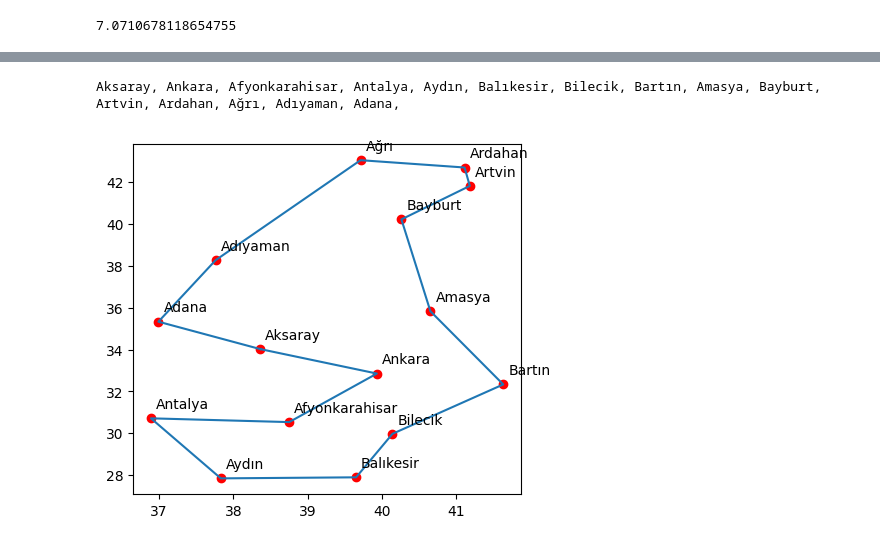
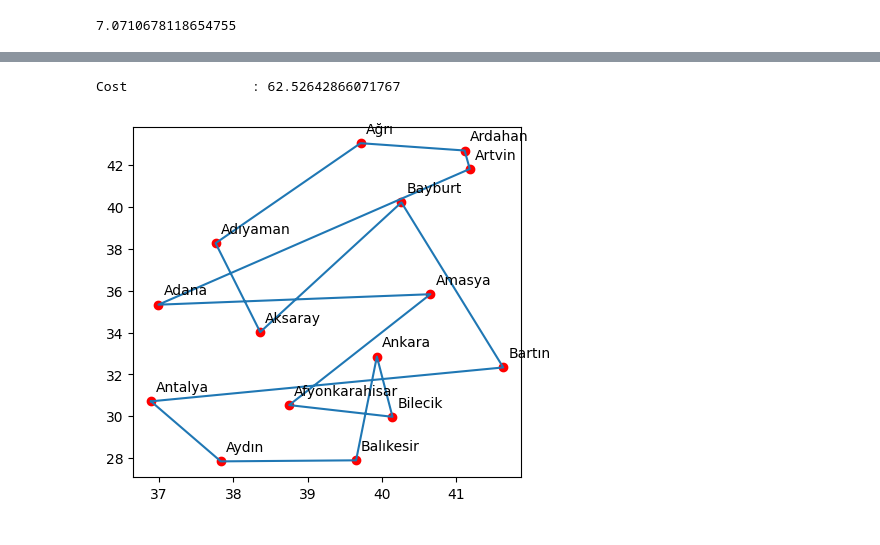
Before and after one commit to charynepesov/optimization_project, a Jupyter notebook: TSP_GA_son.ipynb, the cells around one changed output, grey strips where cells are left out. Drawn from its saved outputs; the diff is of its cells as text; code cells hidden in the pictures.

```diff
--- a/TSP_GA_son.ipynb
+++ b/TSP_GA_son.ipynb
@@ -353,5 +351,7 @@ for i in range(1,N_gen+1):
 # %%
 Known_Best=38
-cityRoute = ''
-for i in Best_Ever_Solution[0]:
-    cityRoute += cities[i-1] + ', '
+def printRouteFromSolution(solution):
+    cityRoute = ''
+    for i in solution:
+        cityRoute += cities[i-1] + ', '
+    print(cityRoute)
@@ -402,25 +367,31 @@ plt.show()
-# %%
-#### Best Ever Solution
-print(cityRoute)
-route_node_x=[]
-route_node_y=[]
-
-for i in Best_Ever_Solution[0]:
-    route_node_x.append(node_x[i-1])
-    route_node_y.append(node_y[i-1])
-route_node_x.append(node_x[Best_Ever_Solution[0][0]-1])
-route_node_y.append(node_y[Best_Ever_Solution[0][0]-1])
-
-fig = plt.figure(figsize=(5, 10))
-ax = plt.subplot(2, 1, 1)
-trans_offset = mtransforms.offset_copy(ax.transData, fig=fig, x=0.05, y=0.10, units='inches')
-i = 0
-for x, y in zip(node_x, node_y):
-    plt.plot(x, y, 'ro')
-    plt.text(x, y, cities[i], transform=trans_offset)
-    i += 1
-plt.plot(route_node_x, route_node_y)
-plt.show()
-# %% [output]
-Aksaray, Ankara, Afyonkarahisar, Antalya, Aydın, Balıkesir, Bilecik, Bartın, Amasya, Bayburt, Artvin, Ardahan, Ağrı, Adıyaman, Adana,
-[figure, removed]
+# %%
+def getNodeXY(solution):
+    route_node_x=[]
+    route_node_y=[]
+
+    for i in solution:
+        route_node_x.append(node_x[i-1])
+        route_node_y.append(node_y[i-1])
+    route_node_x.append(node_x[solution[0]-1])
+    route_node_y.append(node_y[solution[0]-1])
+    return route_node_x, route_node_y
+# %%
+def plotRoute(route_node_x, route_node_y):
+    fig = plt.figure(figsize=(5, 10))
+    ax = plt.subplot(2, 1, 1)
+    trans_offset = mtransforms.offset_copy(ax.transData, fig=fig, x=0.05, y=0.10, units='inches')
+    i = 0
+    for x, y in zip(node_x, node_y):
+        plt.plot(x, y, 'ro')
+        plt.text(x, y, cities[i], transform=trans_offset)
+        i += 1
+    plt.plot(route_node_x, route_node_y)
+    plt.show()
+# %%
+# 0. nesil
+print('Cost                :', AllObjectives[0])
+route_node_x, route_node_y = getNodeXY(AllSolutions[0])
+plotRoute(route_node_x, route_node_y)
+# %% [output]
+Cost                : 62.52642866071767
+[figure, added]
```
Also changed, not shown: parts of 9 cells of this notebook.
